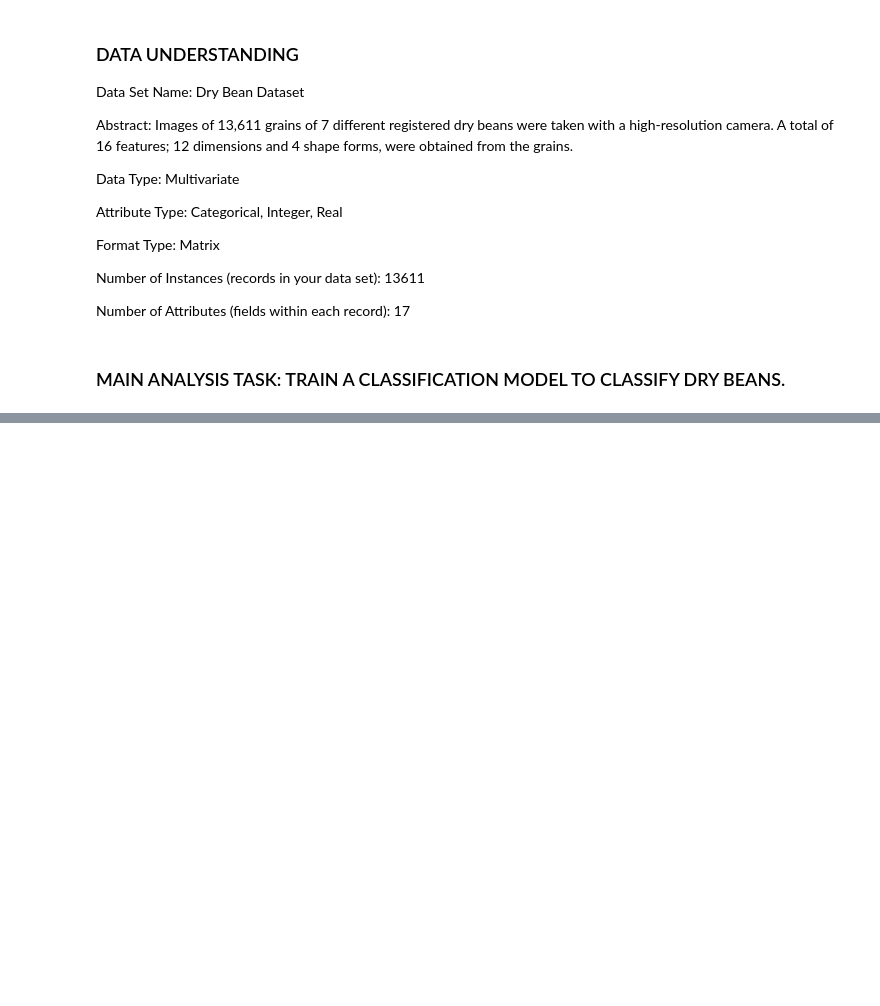
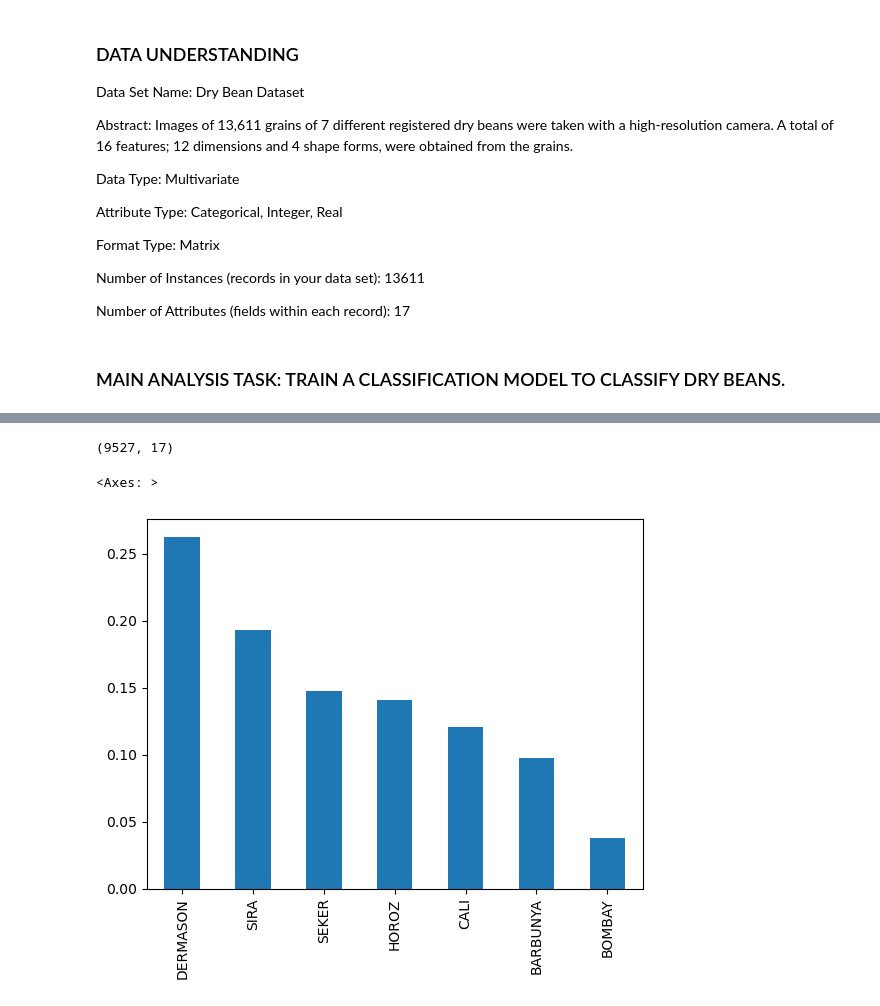
Before and after one commit to modelMaestroSolo/Dry_Beans_Classifier, a Jupyter notebook: classification_notebook.ipynb, the cells around one changed output, grey strips where cells are left out. Drawn from its saved outputs; the diff is of its cells as text; code cells hidden in the pictures; blank space fills up the shorter version.

```diff
--- a/classification_notebook.ipynb
+++ b/classification_notebook.ipynb
@@ -100,0 +114,15 @@ Number of Attributes (fields within each record):
+# %%
+#we split data to before balancing data to prevent data leakage.
+X = df.drop('Class', axis=1) #features
+y = df['Class'].copy()  # target variable
+X_train, X_test, y_train, y_test = train_test_split(X, y, train_size=0.7, random_state=42)
+# %%
+imbalanced_train_set = pd.concat([X_train, y_train], axis=1)
+imbalanced_train_set.shape
+# %% [output]
+(9527, 17)
+# %%
+y_train.value_counts(normalize=True).plot(kind='bar')
+# %% [output]
+<Axes: >
+[figure, added]
```
Also changed, not shown: parts of 10 cells of this notebook, 1 other file.
